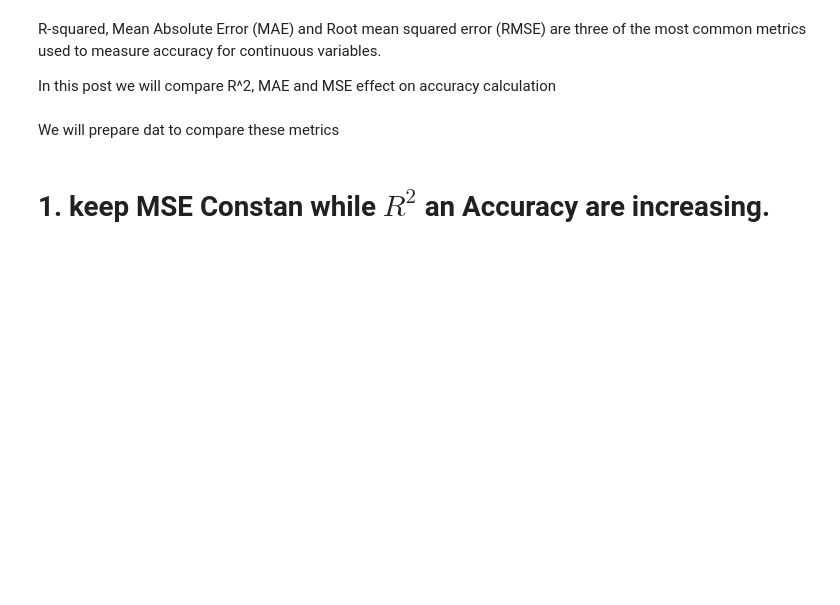
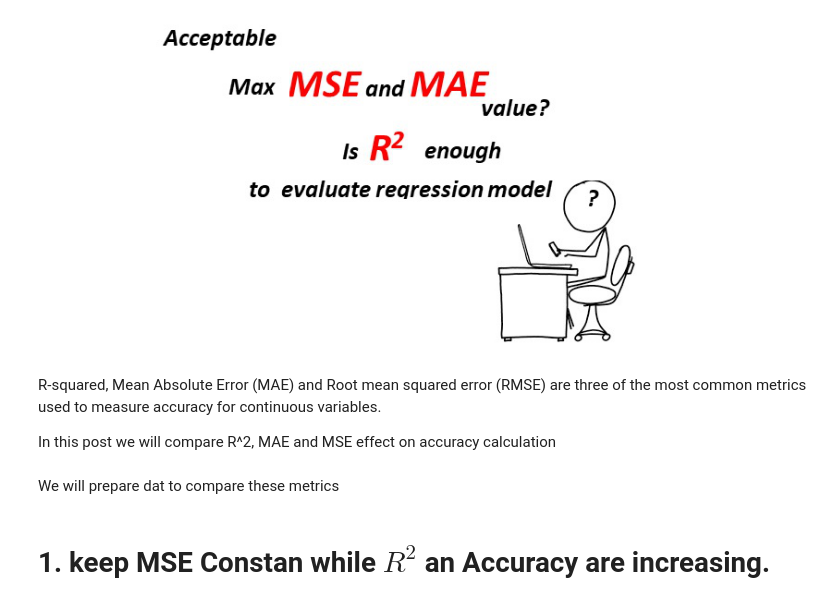
Before and after one commit to ahmtkaya/ahmtkaya.github.io, a Jupyter notebook: Validity of the MSE and ACCURACY.ipynb, the cells around one changed output. Cells and saved outputs as stored; diff of their text form; code cells hidden in the pictures; blank space fills up the shorter version.

```diff
--- a/Validity of the MSE and ACCURACY.ipynb
+++ b/Validity of the MSE and ACCURACY.ipynb
@@ -4,3 +3,7 @@
+# %%
+Image.open("MSE_R2_.jpg")
+# %% [output]
+[figure, added]
 # %% [markdown]
 R-squared, Mean Absolute Error (MAE) and Root mean squared error (RMSE) are three of the most common metrics used to measure accuracy for continuous variables.
 
```
Also changed, not shown: parts of 1 cell of this notebook.
